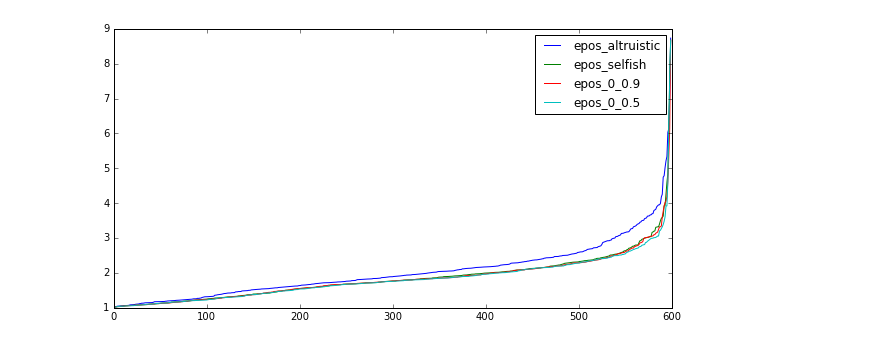
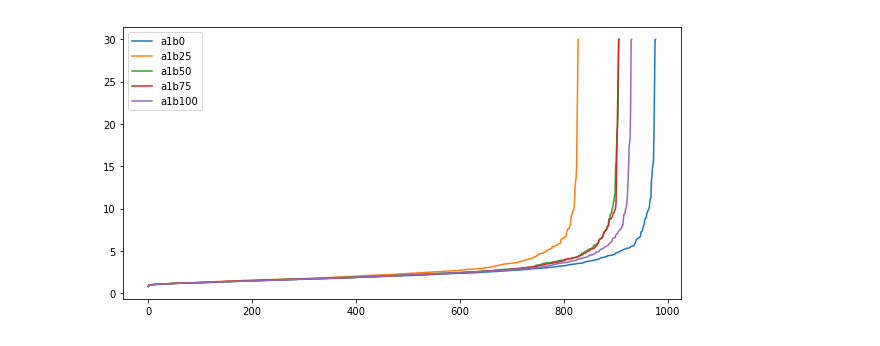
Before and after one commit to iliasger/TRAPP, a Jupyter notebook: EPOS trip overheads.ipynb, the cells around one changed output. Drawn from its saved outputs; the diff is of its cells as text; code cells hidden in the pictures.

```diff
--- a/EPOS trip overheads.ipynb
+++ b/EPOS trip overheads.ipynb
@@ -1,50 +1,66 @@
 # %%
 %matplotlib inline
 import matplotlib as mpl
 import matplotlib.pyplot as plt
 from statistics import mean, median, variance
 plt.rcParams['figure.figsize'] = [10, 5]
 import pprint
 
 def get_data_from_file(file_name):
     data = []
     with open(file_name, 'r') as results:
         for line in results:
             line = line.split(",")
             trip_duration = float(line[4])
             overhead = float(line[6])
             agent = line[7]
             preference = line[8].replace('\r', '').replace('\n', '')
 
             data.append(overhead)
     return data
 
-epos_altruistic = sorted(get_data_from_file("results/overhead_a0_b0.csv"))
-epos_selfish = sorted(get_data_from_file("results/overhead_a0_b1.csv"))
-epos_1 = sorted(get_data_from_file("results/overhead_a0_b0.9.csv"))
-epos_2 = sorted(get_data_from_file("results/overhead_a0_b0.5.csv"))
+# epos_altruistic = sorted(get_data_from_file("results/overhead_a0_b0.csv"))
+# epos_selfish = sorted(get_data_from_file("results/overhead_a0_b1.csv"))
+# epos_1 = sorted(get_data_from_file("results/overhead_a0_b0.9.csv"))
+# epos_2 = sorted(get_data_from_file("results/overhead_a0_b0.5.csv"))
 
-plt.plot(epos_altruistic, label="epos_altruistic")
-plt.plot(epos_selfish, label="epos_selfish")
-plt.plot(epos_1, label="epos_0_0.9")
-plt.plot(epos_2, label="epos_0_0.5")
+# a1b0 = sorted(get_data_from_file("data/a1-b0/overheads.csv"))
+# a1b25 = sorted(get_data_from_file("data/a1-b25/overheads.csv"))
+# a1b50 = sorted(get_data_from_file("data/a1-b50/overheads.csv"))
+# a1b75 = sorted(get_data_from_file("data/a1-b75/overheads.csv"))
+# a1b100 = sorted(get_data_from_file("data/a1-b100/overheads.csv"))
+
+a1b0 = sorted(get_data_from_file("../graph backups/exp-new-utilization/old-utilization-process/a1-b0/overheads.csv"))
+a1b25 = sorted(get_data_from_file("../graph backups/exp-new-utilization/old-utilization-process/a1-b25/overheads.csv"))
+a1b50 = sorted(get_data_from_file("../graph backups/exp-new-utilization/old-utilization-process/a1-b50/overheads.csv"))
+a1b75 = sorted(get_data_from_file("../graph backups/exp-new-utilization/old-utilization-process/a1-b75/overheads.csv"))
+a1b100 = sorted(get_data_from_file("../graph backups/exp-new-utilization/old-utilization-process/a1-b100/overheads.csv"))
+
+plt.plot(a1b0, label="a1b0")
+plt.plot(a1b25, label="a1b25")
+plt.plot(a1b50, label="a1b50")
+plt.plot(a1b75, label="a1b75")
+plt.plot(a1b100, label="a1b100")
 
 plt.legend(loc='best')
 plt.show()
 
-print("Average overhead for 'epos_altruistic' is % s" % (mean(epos_altruistic)))
-print("Average overhead for 'epos_selfish' is % s" % (mean(epos_selfish)))
-print("Average overhead for 'epos_0_0.9' is % s" % (mean(epos_1)))
-print("Average overhead for 'epos_0_0.5' is % s" % (mean(epos_2)))
+print("Average overhead for 'a1b0' is % s" % (mean(a1b0)))
+print("Average overhead for 'a1b25' is % s" % (mean(a1b25)))
+print("Average overhead for 'a1b50' is % s" % (mean(a1b50)))
+print("Average overhead for 'a1b75' is % s" % (mean(a1b75)))
+print("Average overhead for 'a1b100' is % s" % (mean(a1b100)))
 print("******")
-print("Median overhead for 'epos_altruistic' is % s" % (median(epos_altruistic)))
-print("Median overhead for 'epos_selfish' is % s" % (median(epos_selfish)))
-print("Median overhead for 'epos_0_0.9' is % s" % (median(epos_1)))
-print("Median overhead for 'epos_0_0.5' is % s" % (median(epos_2)))
+print("median overhead for 'a1b0' is % s" % (median(a1b0)))
+print("median overhead for 'a1b25' is % s" % (median(a1b25)))
+print("median overhead for 'a1b50' is % s" % (median(a1b50)))
+print("median overhead for 'a1b75' is % s" % (median(a1b75)))
+print("median overhead for 'a1b100' is % s" % (median(a1b100)))
 print("******")
-print("Variance of overhead for 'epos_altruistic' is % s" % (variance(epos_altruistic)))
-print("Variance of overhead for 'epos_selfish' is % s" % (variance(epos_selfish)))
-print("Variance of overhead for 'epos_0_0.9' is % s" % (variance(epos_1)))
-print("Variance of overhead for 'epos_0_0.5' is % s" % (variance(epos_2)))
+print("variance overhead for 'a1b0' is % s" % (variance(a1b0)))
+print("variance overhead for 'a1b25' is % s" % (variance(a1b25)))
+print("variance overhead for 'a1b50' is % s" % (variance(a1b50)))
+print("variance overhead for 'a1b75' is % s" % (variance(a1b75)))
+print("variance overhead for 'a1b100' is % s" % (variance(a1b100)))
 # %% [output]
-[figure, old version]
+[figure, new version]
```
Also changed, not shown: parts of 1 cell of this notebook, 4 other files.
